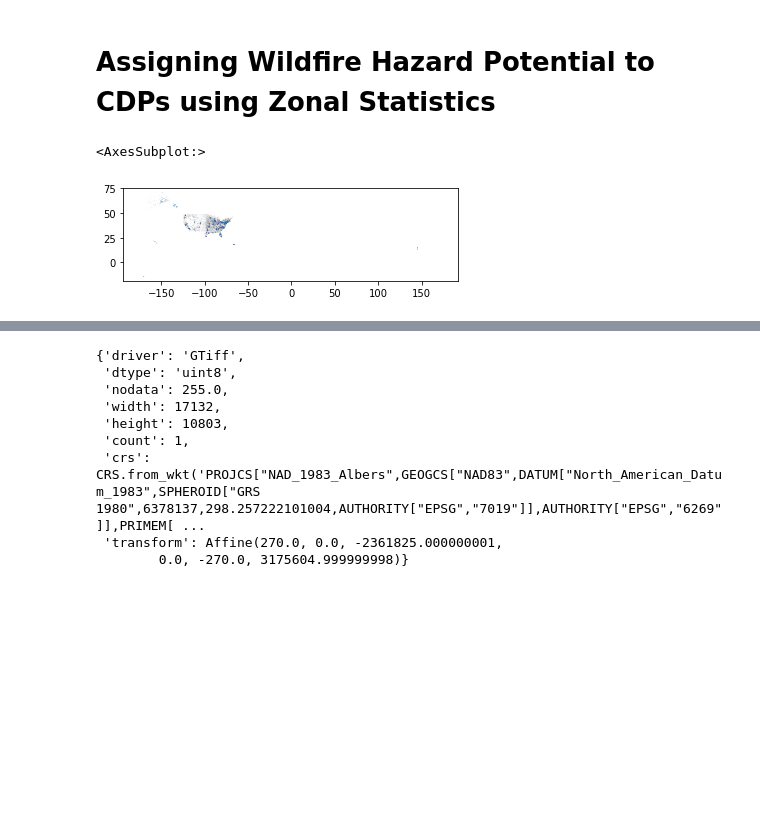
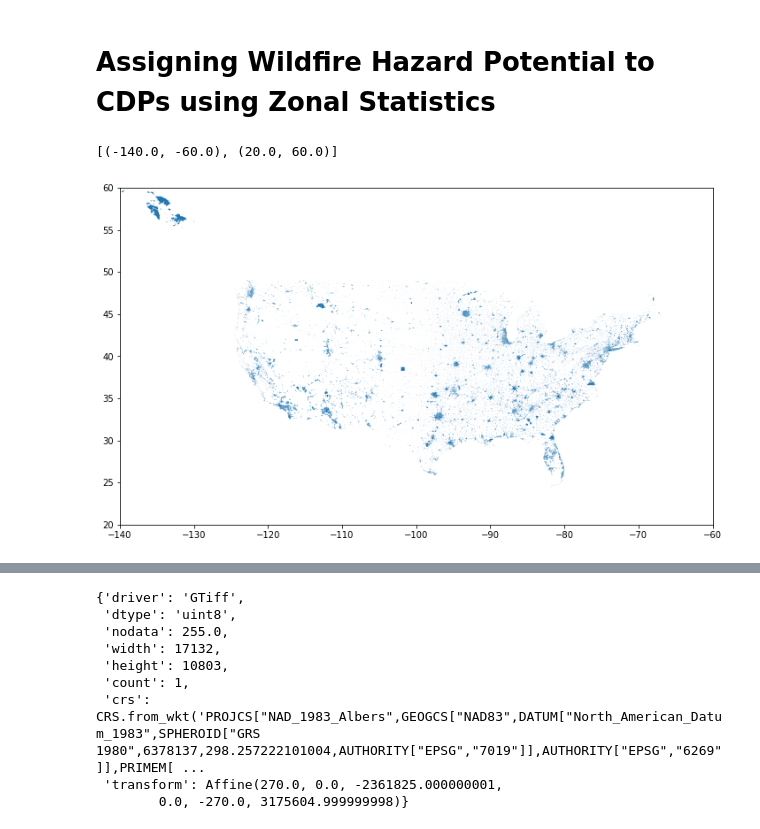
Before and after one commit to zac-stanley/us-communities-fire, a Jupyter notebook: notebooks/zs_zonal_statistics.ipynb, the cells around one changed output, grey strips where cells are left out. Cells and saved outputs as stored; diff of their text form; code cells hidden in the pictures; blank space fills up the shorter version.

```diff
--- a/notebooks/zs_zonal_statistics.ipynb
+++ b/notebooks/zs_zonal_statistics.ipynb
@@ -15,12 +26,13 @@ import pandas as pd
 # %%
 # read the CDPs shapefile and convert to geodataframe
 cdps = gpd.read_file(r"C:\NewMapsPlus\Map698\us-communities-fire\data\cb_2020_us_place_500k.shp")
-# %%
-# plot real quick
-cdps.plot()
-# %% [output]
-<AxesSubplot:>
-[figure, removed]
+# %%
+# basic plot of the CDP data
+ax = cdps.plot(figsize=(12,12));
+ax.set(xlim=(-140,-60), ylim=(20, 60)) # scale the figure with axes values
+# %% [output]
+[(-140.0, -60.0), (20.0, 60.0)]
+[figure, added]
 # %%
 # import the wildfire hzard raster
 whp = rio.open(r"C:\NewMapsPlus\Map698\us-communities-fire\data\whp2020_cls_conus.tif")
```
Also changed, not shown: parts of 9 cells of this notebook.
